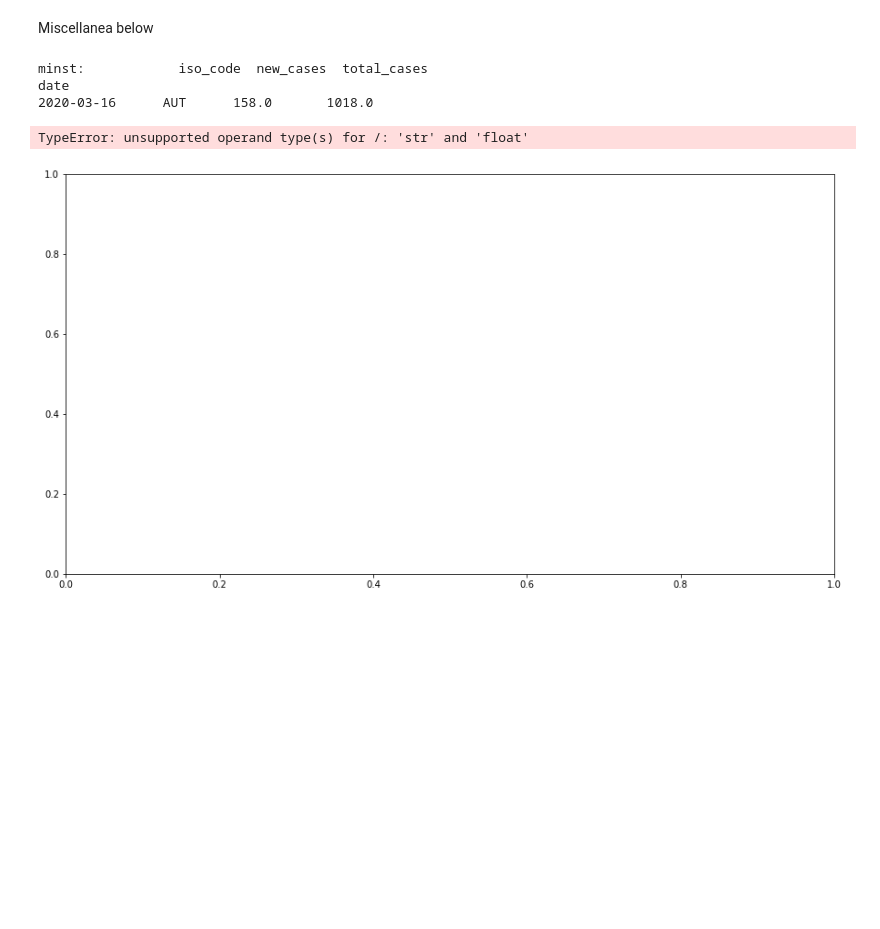
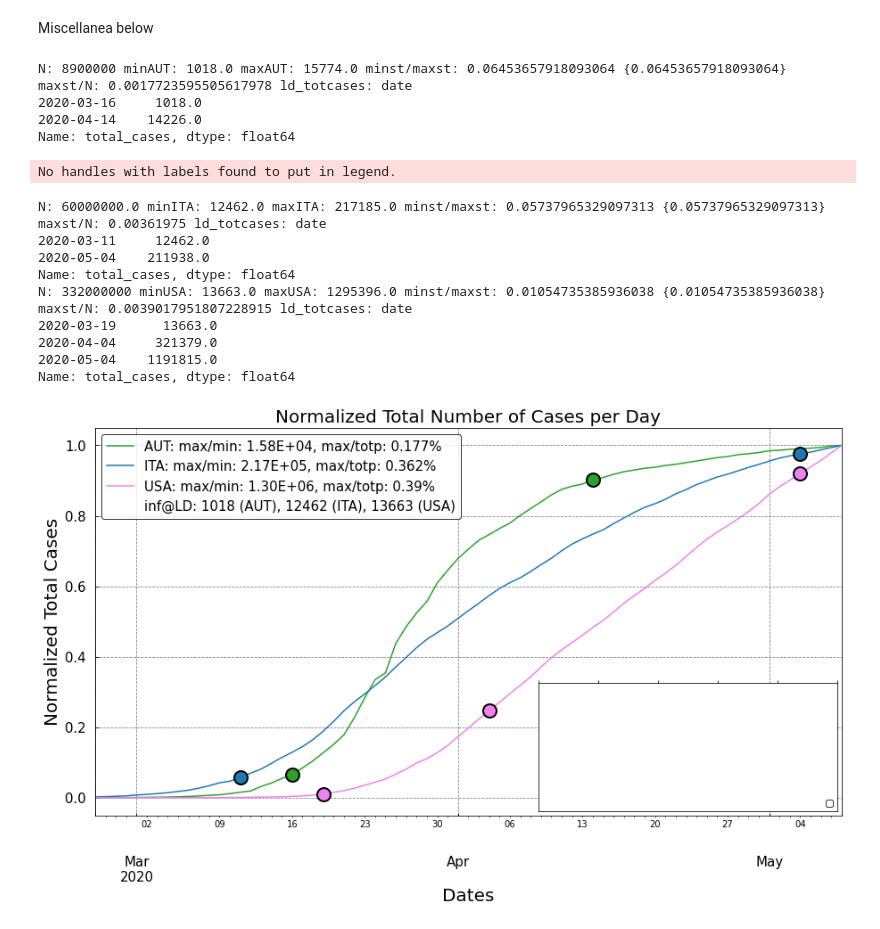
Before and after one commit to RMilock/ComplexSpread, a Jupyter notebook: CSSE_JHU/data_viz.ipynb, the cells around one changed output. Cells and saved outputs as stored; diff of their text form; code cells hidden in the pictures; blank space fills up the shorter version.

Commit message:
removing inset_axes

```diff
--- a/CSSE_JHU/data_viz.ipynb
+++ b/CSSE_JHU/data_viz.ipynb
@@ -43,16 +43,19 @@ def pdstates(state, ax, N, ld_date, color, start_date):
     #dfstat["MA_dni_"+state] = dfstat["new_cases"].rolling(window = 7).mean()
     #dfstat["MA_dni_"+state].plot(ax = axs, label = state)
     ld_totcases = df[df.index.isin(ld_date)]["total_cases"]
+
     maxst = df.iloc[:,-2:].max()["total_cases"]
-    minst = df["total_cases"][0]
+    minst = df[df.index.isin(ld_date)]["total_cases"][0]
+    if ax == inset_axes: minst = df["total_cases"][0]
+
+    #minst = df[df.index == ld_date[0]]["total_cases"]
     #https://sdw.ecb.europa.eu/quickview.do?SERIES_KEY=139.AME.A.AUT.1.0.0.0.ZUTN&periodSortOrder=ASC
     df = df.iloc[:,-2:].apply(lambda x: x/ x.max(), axis=0)
     print(f'N: {N}',f'min{state}: {minst}', f'max{state}: {maxst}', f'minst/maxst: {minst/maxst}',{minst/maxst}, f'maxst/N: {maxst/N}',f'ld_totcases: {ld_totcases}',)
     if ax == axs:
-        df["total_cases"].plot(ax = ax, label = f"{state}: max/min: {rhu(maxst/minst,3):.2E}, max/totp: {rhu(maxst/N*100,3)}%", color = color, )
+        df["total_cases"].plot(ax = ax, label = f"{state}: max/min: {rhu(maxst,3):.2E}, max/totp: {rhu(maxst/N*100,3)}%", color = color, )
     elif ax == inset_axes:
         df["total_cases"].plot(ax = ax, label = f"{state}: max/min: {rhu(maxst/minst,3):.2E}", color = color, )
-
     ld_date = [x for x in df.index.tolist() if x in pd.to_datetime(ld_date)]
     ld_totcases = df[df.index.isin(ld_date)]["total_cases"]
     ax.plot(ld_date, ld_totcases, marker = "o", ms = 15, mec = "k", mew = 2, color = color, lw = 0)
@@ -69,38 +72,48 @@ inset_axes = inset_axes(axs,
             height=2, # height : 1 inch
             loc="lower right")
 
-for state, n, ld_date, color in zip(states, N_states, ld_dates, colors):
-    start_date = pdstates(state, ax = inset_axes, N = n, ld_date = ld_date, color = color, start_date = "2020-03-25")
+#for state, n, ld_date, color in zip(states, N_states, ld_dates, colors):
+    #start_date = pdstates(state, ax = inset_axes, N = n, ld_date = ld_date, color = color, start_date = "2020-03-25")
 
 
 axs.grid(color = "grey", ls = "--")
 axs.set_xlabel("Dates", fontsize = 20); axs.set_ylabel("Normalized Total Cases", fontsize = 20);
 axs.set_title("Normalized Total Number of Cases per Day", fontsize = 20)
 axs.tick_params(axis = "both", labelsize = 15, direction="in", pad=10)
 axs.axhline(0,lw = 0, label = f"inf@LD: {1018} (AUT), {12462} (ITA), {13663} (USA)")
 
 inset_axes.set_yticks([])
 #inset_axes.set_xticks([])
 #inset_minor_xticks = inset_axes.get_xticks(minor = True)
 inset_axes.tick_params(
     axis='x',          # changes apply to the x-axis
     which='both',      # both major and minor ticks are affected
     bottom=False,      # ticks along the bottom edge are off
     top=True,         # ticks along the top edge are off
     labelbottom=False, # labels along the bottom edge are off
     labeltop = True)
 #inset_axes.xminorticklabels(pad = 10)
 #inset_axes.tick_params(axis="x", bottom = False, top=True, labelbottom = False, labeltop=True)#inset_axes.xaxis.set_ticks_position("top")
 inset_axes.set_xlabel('')
 inset_axes.set_xticklabels([], minor = False)
 inset_axes.legend(edgecolor = "k", loc = "lower right")
 axs.legend(prop = {"size":15}, edgecolor = "k")
 
 path_string = "/home/hal21/MEGAsync/Tour_Physics2.0/Thesis/NetSciThesis/Project/ComplexSpread/LateX/images/Introduction"
-plt.savefig(f"{path_string}/COVID-RealStates_{start_date}.png", format="png", dpi = 600)
+plt.savefig(f"{path_string}/new_COVID-RealStates_{start_date}.png", format="png", dpi = 600)
 # %% [output]
-minst:            iso_code  new_cases  total_cases
-date
-2020-03-16      AUT      158.0       1018.0
+N: 8900000 minAUT: 1018.0 maxAUT: 15774.0 minst/maxst: 0.06453657918093064 {0.06453657918093064} maxst/N: 0.0017723595505617978 ld_totcases: date
+2020-03-16     1018.0
+2020-04-14    14226.0
+Name: total_cases, dtype: float64
-TypeError: unsupported operand type(s) for /: 'str' and 'float'
+No handles with labels found to put in legend.
+N: 60000000.0 minITA: 12462.0 maxITA: 217185.0 minst/maxst: 0.05737965329097313 {0.05737965329097313} maxst/N: 0.00361975 ld_totcases: date
+2020-03-11     12462.0
+2020-05-04    211938.0
+Name: total_cases, dtype: float64
+N: 332000000 minUSA: 13663.0 maxUSA: 1295396.0 minst/maxst: 0.01054735385936038 {0.01054735385936038} maxst/N: 0.0039017951807228915 ld_totcases: date
+2020-03-19      13663.0
+2020-04-04     321379.0
+2020-05-04    1191815.0
+Name: total_cases, dtype: float64
-[figure, old version]
+[figure, new version]
```
